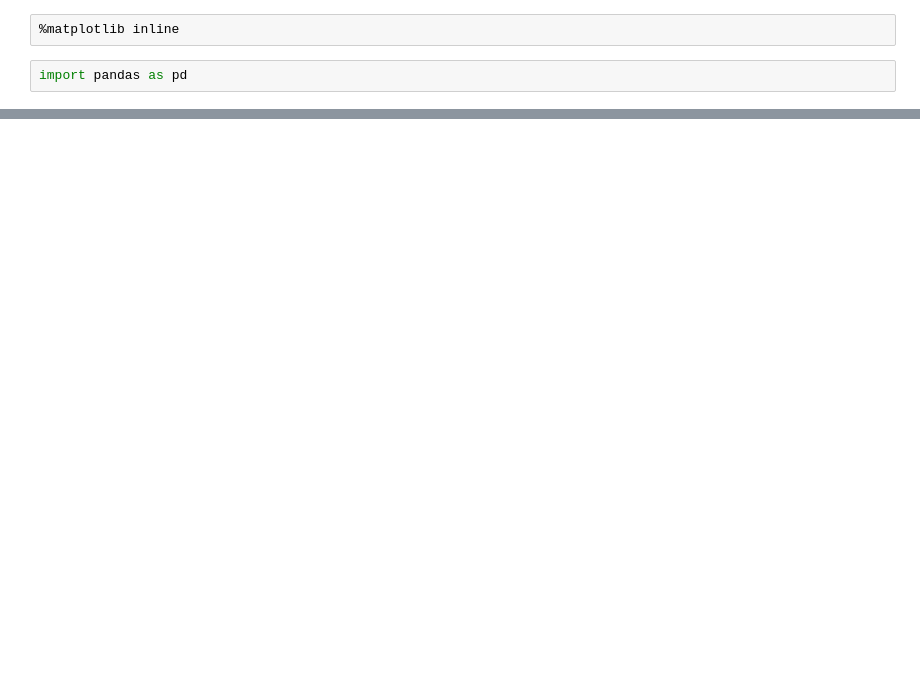
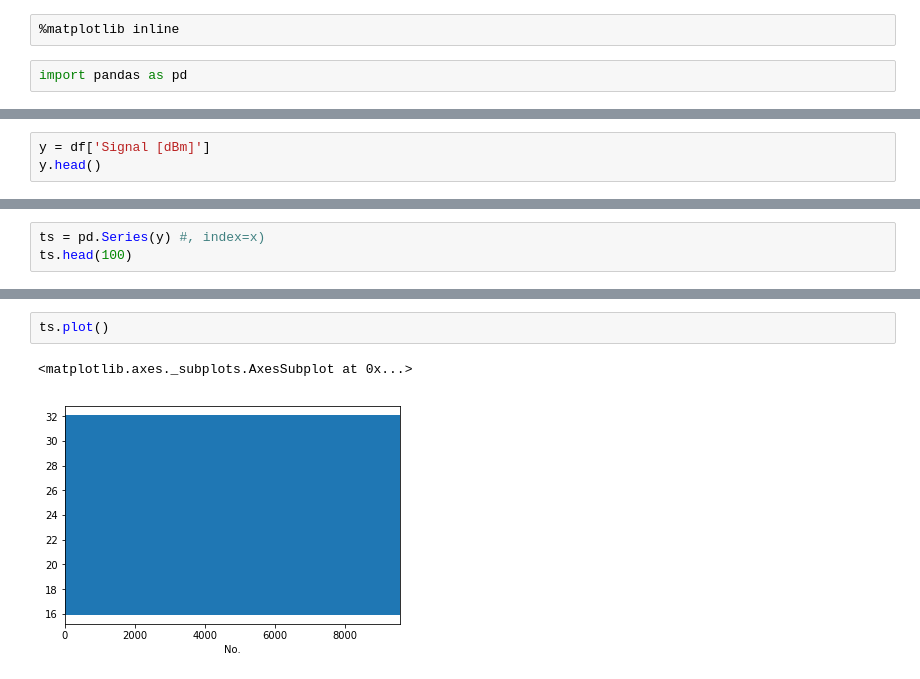
Before and after one commit to alokswaincontact/cisco_hackathon_2018, a Jupyter notebook: Cisco ML Hackathon 2018.ipynb, the cells around one changed output, grey strips where cells are left out. Cells and saved outputs as stored; diff of their text form; blank space fills up the shorter version.

```diff
--- a/Cisco ML Hackathon 2018.ipynb
+++ b/Cisco ML Hackathon 2018.ipynb
@@ -51,0 +77,3 @@ df
+# %%
+y = df['Signal [dBm]']
+y.head()
@@ -51,0 +98,3 @@ df
+# %%
+ts = pd.Series(y) #, index=x)
+ts.head(100)
@@ -51,0 +119,5 @@ df
+# %%
+ts.plot()
+# %% [output]
+<matplotlib.axes._subplots.AxesSubplot at 0x...>
+[figure, added]
```
Also changed, not shown: parts of 17 cells of this notebook, 1 other file.
